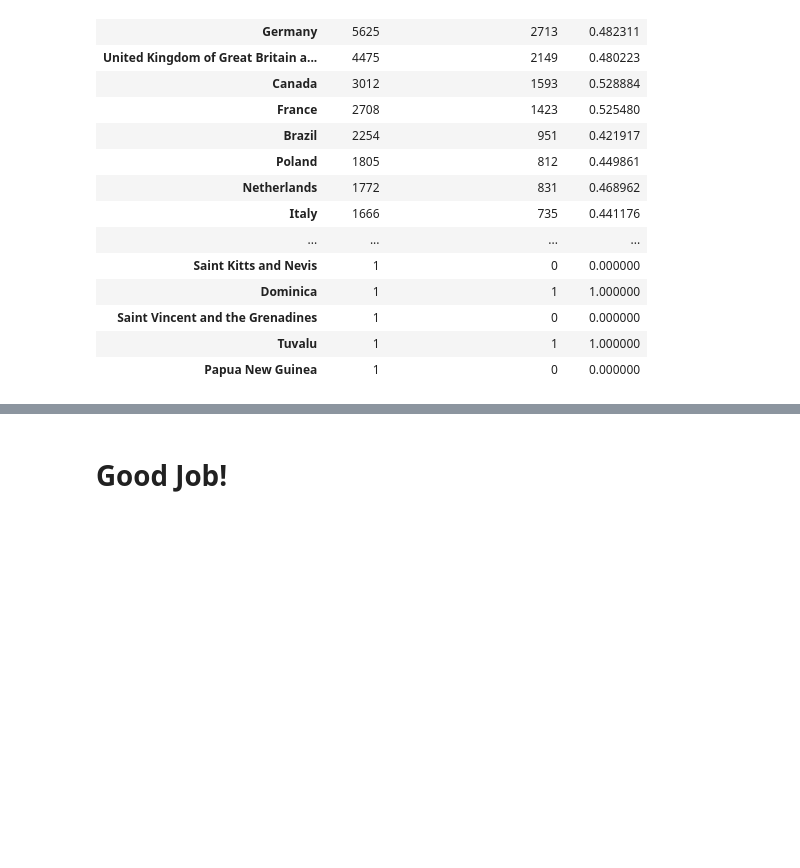
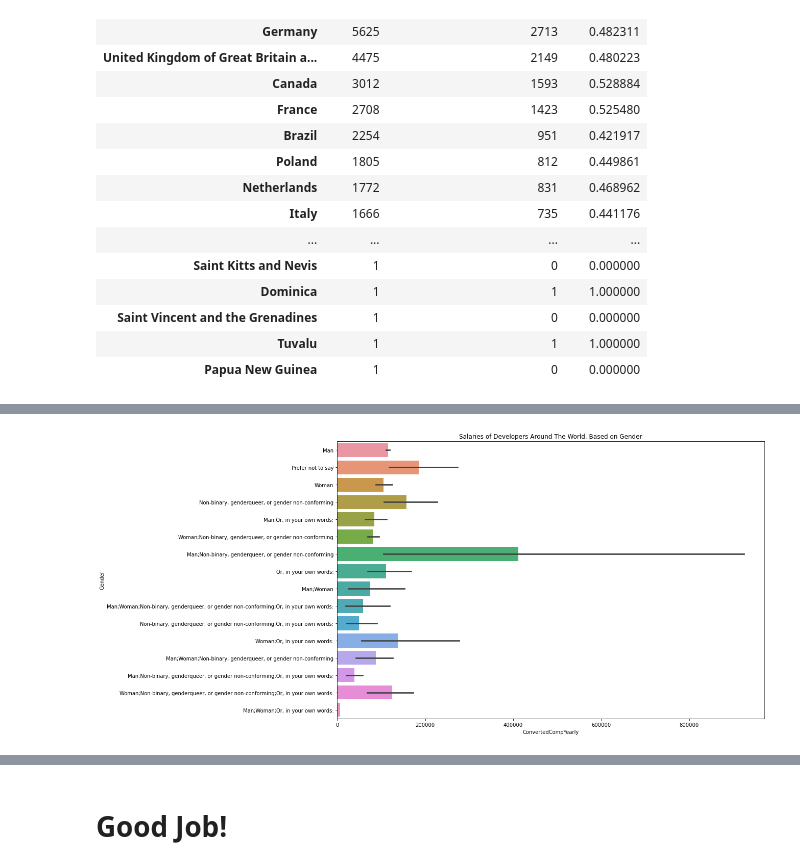
Before and after one commit to abraazaryan14/Intro-to-DataScience-Project1, a Jupyter notebook: First_Project.ipynb, the cells around one changed output, grey strips where cells are left out. Drawn from its saved outputs; the diff is of its cells as text; code cells hidden in the pictures; blank space fills up the shorter version.

```diff
--- a/First_Project.ipynb
+++ b/First_Project.ipynb
@@ -337,8 +365,14 @@ python_df.head(50)
 # %%
 #Surprise me with some plot off this later dataframe
 
-qatar_df = df[df['Country']=='Qatar']
 
-plt.rcParams["figure.figsize"] = (10,8)
-sns.barplot(x = 'Age', y = 'ConvertedCompYearly',data = qatar_df,palette='deep')
-sns.despine(left=True)
+greece_df = df[df['Country']=='Greece']
+greece_df
+
+plt.rcParams["figure.figsize"] = (15,10)
+sns.barplot(x = 'ConvertedCompYearly', y = 'Gender', data = df).set(title='Salaries of Developers Around The World, Based on Gender')
+# sns.despine()
+# plt.show()
+plt.savefig('saving-a-seaborn-plot-as-pdf-file.png')
+# %% [output]
+[figure, added]
```
Also changed, not shown: parts of 6 cells of this notebook.
